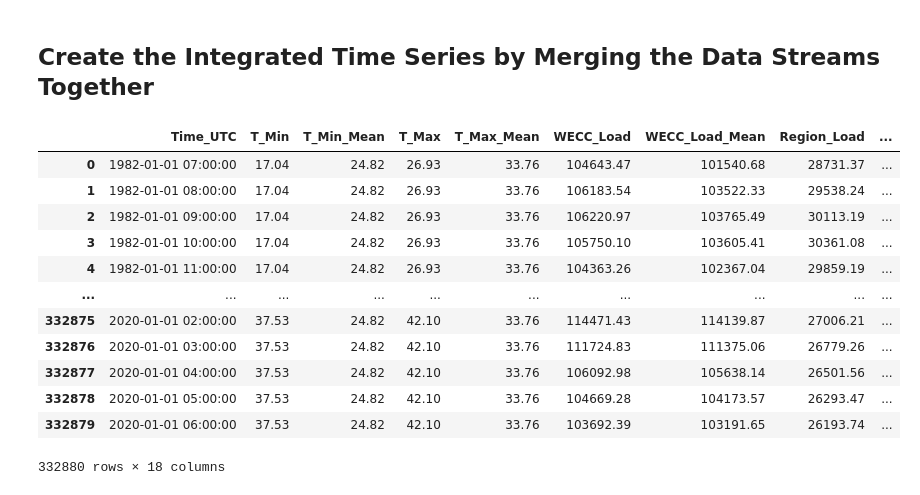
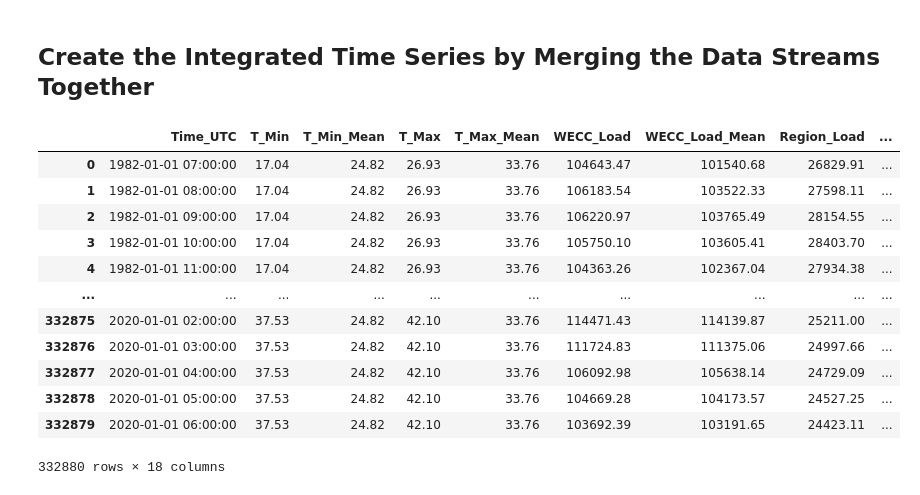
Before and after one commit to cdburley/burleyson-etal_2026_tbd, a Jupyter notebook: notebooks/process_integrated_time_series.ipynb, the cells around one changed output. Cells and saved outputs as stored; diff of their text form; code cells hidden in the pictures.

```diff
--- a/notebooks/process_integrated_time_series.ipynb
+++ b/notebooks/process_integrated_time_series.ipynb
@@ -258,7 +258,10 @@ def process_generation_time_series(gridview_data_dir: str, generation_region: st
     gen_df['Time_UTC'] = gen_df['Time_LT'] + pd.Timedelta('7 hours')
 
     # Round off the generation values to a single decimal:
-    gen_df['Coal'] = gen_df['Coal'].round(1)
+    if 'Coal' in gen_df:
+       gen_df['Coal'] = gen_df['Coal'].round(1)
+    else:
+       gen_df['Coal'] = 0.0
     gen_df['Gas'] = gen_df['Gas'].round(1)
     gen_df['Hydro'] = gen_df['Hydro'].round(1)
     gen_df['Other'] = gen_df['Other'].round(1)
@@ -273,7 +276,7 @@ def process_generation_time_series(gridview_data_dir: str, generation_region: st
 # %%
 # Test the function:
 generation_df = process_generation_time_series(gridview_data_dir = gridview_data_dir,
-                                               generation_region = 'CA')
+                                               generation_region = 'NW')
 
 generation_df
 # %% [output]
@@ -294,7 +297,7 @@ generation_df
 ## Create the Integrated Time Series by Merging the Data Streams Together
 # %%
 # Define a function to process the integrated time series for a given NERC region:
-def process_integrated_time_series(region: str, load_data_dir: str, temp_data_dir: str, gridview_data_dir: str, data_output_dir: str):
+def process_integrated_time_series(region: str, temp_data_dir: str, gridview_data_dir: str, data_output_dir: str):
 
     # Homogenize the region names:
     if region == 'GB':
@@ -362,25 +365,24 @@ def process_integrated_time_series(region: str, load_data_dir: str, temp_data_di
 # %%
 # Test the function:
 integrated_df = process_integrated_time_series(region = 'PNW',
-                                               load_data_dir = load_data_dir,
                                                temp_data_dir = temp_data_dir,
                                                gridview_data_dir = gridview_data_dir,
                                                data_output_dir = data_output_dir)
 
 integrated_df
 # %% [output]
 |  | Time_UTC | T_Min | T_Min_Mean | T_Max | T_Max_Mean | WECC_Load | WECC_Load_Mean | Region_Load | ... |
-| 0 | 1982-01-01 07:00:00 | 17.04 | 24.82 | 26.93 | 33.76 | 104643.47 | 101540.68 | 28731.37 | ... |
-| 1 | 1982-01-01 08:00:00 | 17.04 | 24.82 | 26.93 | 33.76 | 106183.54 | 103522.33 | 29538.24 | ... |
-| 2 | 1982-01-01 09:00:00 | 17.04 | 24.82 | 26.93 | 33.76 | 106220.97 | 103765.49 | 30113.19 | ... |
-| 3 | 1982-01-01 10:00:00 | 17.04 | 24.82 | 26.93 | 33.76 | 105750.10 | 103605.41 | 30361.08 | ... |
-| 4 | 1982-01-01 11:00:00 | 17.04 | 24.82 | 26.93 | 33.76 | 104363.26 | 102367.04 | 29859.19 | ... |
+| 0 | 1982-01-01 07:00:00 | 17.04 | 24.82 | 26.93 | 33.76 | 104643.47 | 101540.68 | 26829.91 | ... |
+| 1 | 1982-01-01 08:00:00 | 17.04 | 24.82 | 26.93 | 33.76 | 106183.54 | 103522.33 | 27598.11 | ... |
+| 2 | 1982-01-01 09:00:00 | 17.04 | 24.82 | 26.93 | 33.76 | 106220.97 | 103765.49 | 28154.55 | ... |
+| 3 | 1982-01-01 10:00:00 | 17.04 | 24.82 | 26.93 | 33.76 | 105750.10 | 103605.41 | 28403.70 | ... |
+| 4 | 1982-01-01 11:00:00 | 17.04 | 24.82 | 26.93 | 33.76 | 104363.26 | 102367.04 | 27934.38 | ... |
 | ... | ... | ... | ... | ... | ... | ... | ... | ... | ... |
-| 332875 | 2020-01-01 02:00:00 | 37.53 | 24.82 | 42.10 | 33.76 | 114471.43 | 114139.87 | 27006.21 | ... |
-| 332876 | 2020-01-01 03:00:00 | 37.53 | 24.82 | 42.10 | 33.76 | 111724.83 | 111375.06 | 26779.26 | ... |
-| 332877 | 2020-01-01 04:00:00 | 37.53 | 24.82 | 42.10 | 33.76 | 106092.98 | 105638.14 | 26501.56 | ... |
-| 332878 | 2020-01-01 05:00:00 | 37.53 | 24.82 | 42.10 | 33.76 | 104669.28 | 104173.57 | 26293.47 | ... |
-| 332879 | 2020-01-01 06:00:00 | 37.53 | 24.82 | 42.10 | 33.76 | 103692.39 | 103191.65 | 26193.74 | ... |
+| 332875 | 2020-01-01 02:00:00 | 37.53 | 24.82 | 42.10 | 33.76 | 114471.43 | 114139.87 | 25211.00 | ... |
+| 332876 | 2020-01-01 03:00:00 | 37.53 | 24.82 | 42.10 | 33.76 | 111724.83 | 111375.06 | 24997.66 | ... |
+| 332877 | 2020-01-01 04:00:00 | 37.53 | 24.82 | 42.10 | 33.76 | 106092.98 | 105638.14 | 24729.09 | ... |
+| 332878 | 2020-01-01 05:00:00 | 37.53 | 24.82 | 42.10 | 33.76 | 104669.28 | 104173.57 | 24527.25 | ... |
+| 332879 | 2020-01-01 06:00:00 | 37.53 | 24.82 | 42.10 | 33.76 | 103692.39 | 103191.65 | 24423.11 | ... |
 332880 rows × 18 columns
 # %%
 # Loop over the NERC TPL-008-1 regions in the WECC and process the time series for each one:
```
Also changed, not shown: parts of 4 cells of this notebook, 2 other files.
